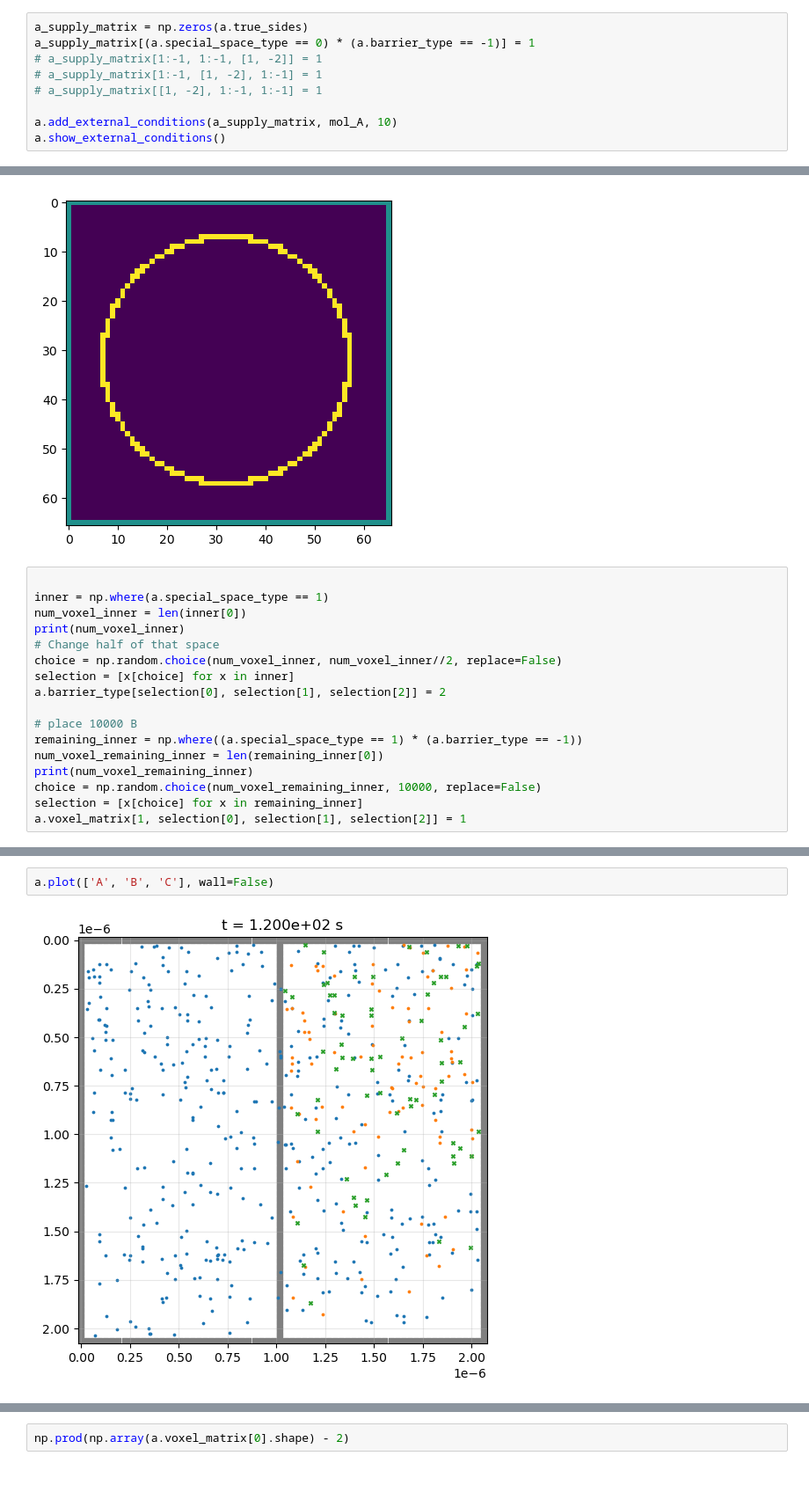
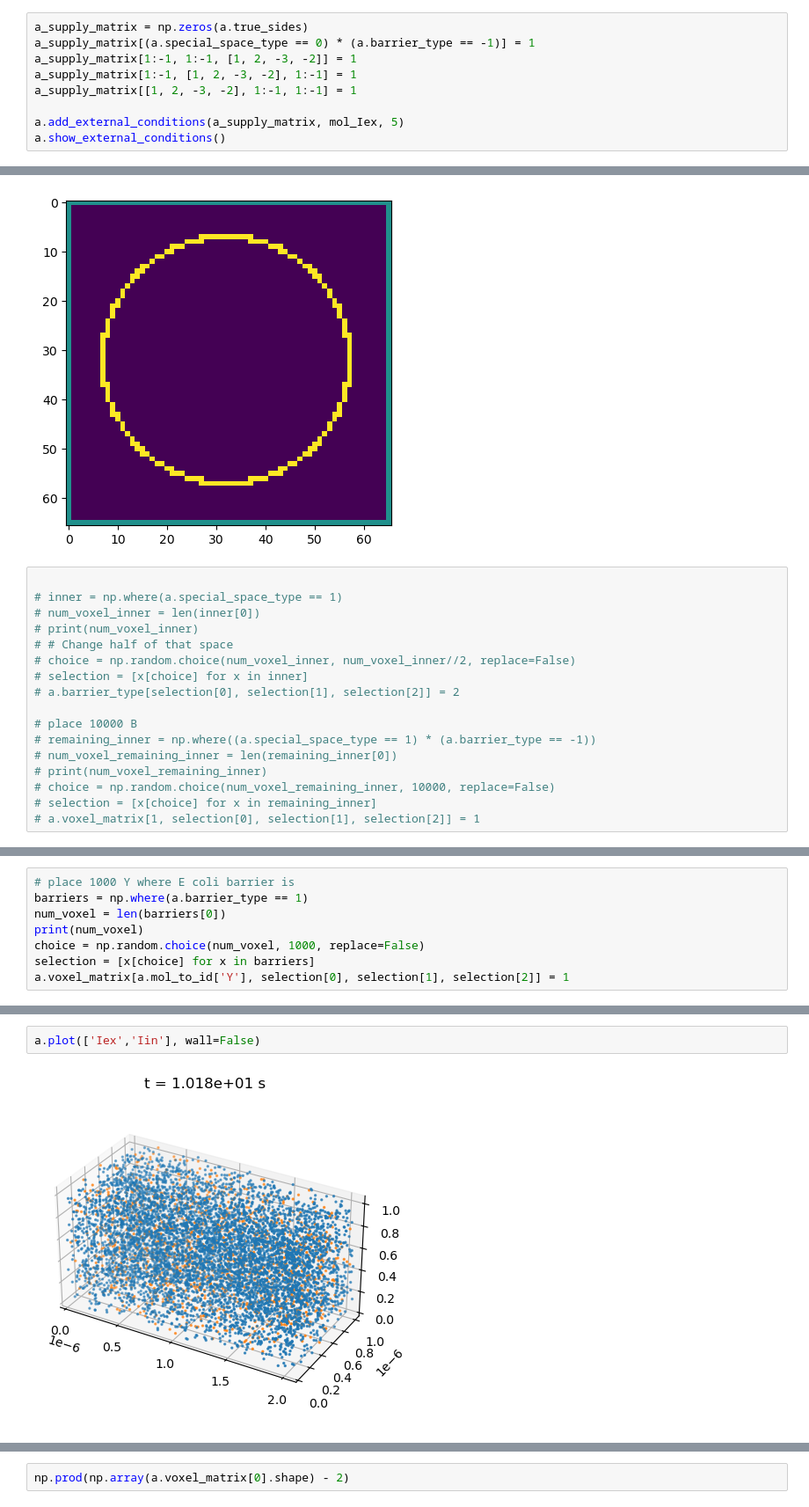
Before and after one commit to darrenjhsu/redicell_framework, a Jupyter notebook: Build_LM_big_matrix_ecoli.ipynb, the cells around one changed output, grey strips where cells are left out. Shown at 88% size. Saved outputs shown, nothing was run; the diff lists cells and outputs as text; blank space fills up the shorter version.

```diff
--- a/Build_LM_big_matrix_ecoli.ipynb
+++ b/Build_LM_big_matrix_ecoli.ipynb
@@ -33,10 +42,10 @@ a = RediCell(design=d, molecule_types=molset, reaction_set=rxset, t_step=2e-3)
 # %%
 a_supply_matrix = np.zeros(a.true_sides)
 a_supply_matrix[(a.special_space_type == 0) * (a.barrier_type == -1)] = 1
-# a_supply_matrix[1:-1, 1:-1, [1, -2]] = 1
-# a_supply_matrix[1:-1, [1, -2], 1:-1] = 1
-# a_supply_matrix[[1, -2], 1:-1, 1:-1] = 1
+a_supply_matrix[1:-1, 1:-1, [1, 2, -3, -2]] = 1
+a_supply_matrix[1:-1, [1, 2, -3, -2], 1:-1] = 1
+a_supply_matrix[[1, 2, -3, -2], 1:-1, 1:-1] = 1
 
-a.add_external_conditions(a_supply_matrix, mol_A, 10)
+a.add_external_conditions(a_supply_matrix, mol_Iex, 5)
 a.show_external_conditions()
 # %% [output]
@@ -70,18 +83,18 @@ plt.imshow(a.barrier_type[50])
 [figure]
 # %%
 
-inner = np.where(a.special_space_type == 1)
-num_voxel_inner = len(inner[0])
-print(num_voxel_inner)
-# Change half of that space
-choice = np.random.choice(num_voxel_inner, num_voxel_inner//2, replace=False)
-selection = [x[choice] for x in inner]
-a.barrier_type[selection[0], selection[1], selection[2]] = 2
+# inner = np.where(a.special_space_type == 1)
+# num_voxel_inner = len(inner[0])
+# print(num_voxel_inner)
+# # Change half of that space
+# choice = np.random.choice(num_voxel_inner, num_voxel_inner//2, replace=False)
+# selection = [x[choice] for x in inner]
+# a.barrier_type[selection[0], selection[1], selection[2]] = 2
 
 # place 10000 B
-remaining_inner = np.where((a.special_space_type == 1) * (a.barrier_type == -1))
-num_voxel_remaining_inner = len(remaining_inner[0])
-print(num_voxel_remaining_inner)
-choice = np.random.choice(num_voxel_remaining_inner, 10000, replace=False)
-selection = [x[choice] for x in remaining_inner]
-a.voxel_matrix[1, selection[0], selection[1], selection[2]] = 1
+# remaining_inner = np.where((a.special_space_type == 1) * (a.barrier_type == -1))
+# num_voxel_remaining_inner = len(remaining_inner[0])
+# print(num_voxel_remaining_inner)
+# choice = np.random.choice(num_voxel_remaining_inner, 10000, replace=False)
+# selection = [x[choice] for x in remaining_inner]
+# a.voxel_matrix[1, selection[0], selection[1], selection[2]] = 1
@@ -96,0 +101,8 @@ remaining_inner
+# %%
+# place 1000 Y where E coli barrier is
+barriers = np.where(a.barrier_type == 1)
+num_voxel = len(barriers[0])
+print(num_voxel)
+choice = np.random.choice(num_voxel, 1000, replace=False)
+selection = [x[choice] for x in barriers]
+a.voxel_matrix[a.mol_to_id['Y'], selection[0], selection[1], selection[2]] = 1
@@ -140,5 +155,5 @@ Simulate 2000 steps
 # %%
-a.plot(['A', 'B', 'C'], wall=False)
+a.plot(['Iex','Iin'], wall=False)
 # %% [output]
-[figure, old version]
+[figure, new version]
 # %%
```
Also changed, not shown: parts of 19 cells of this notebook, 2 other files.
